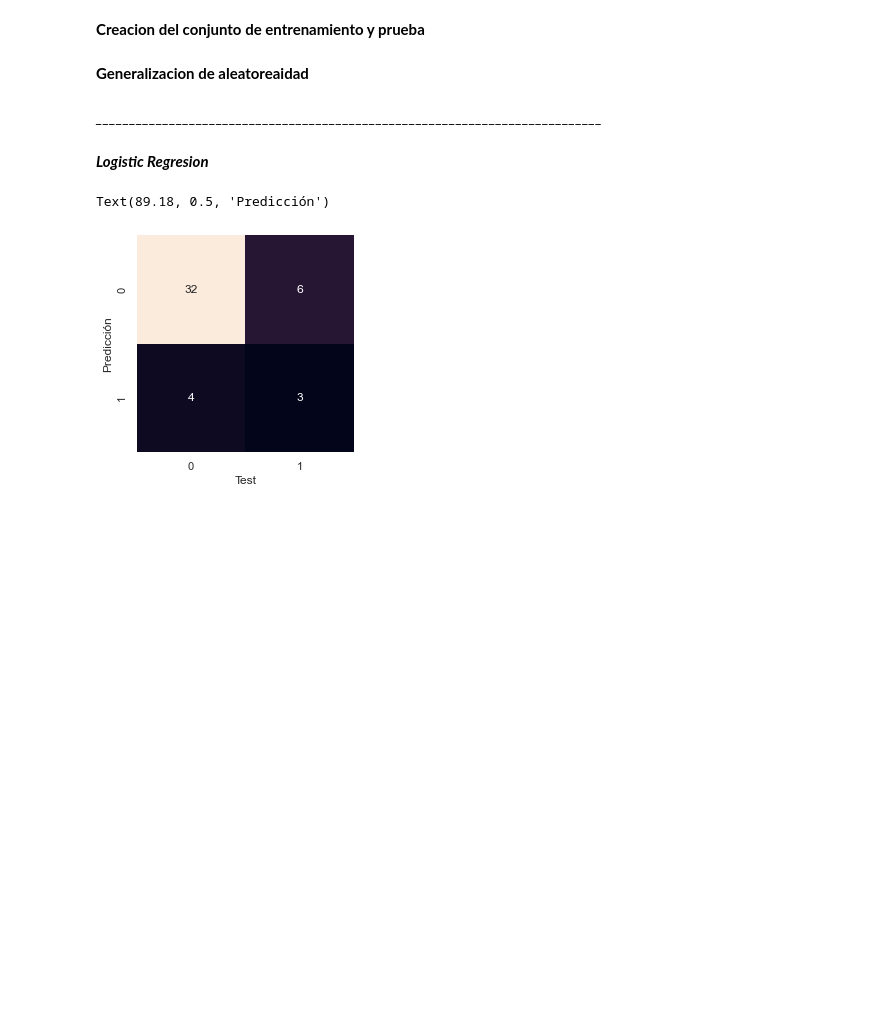
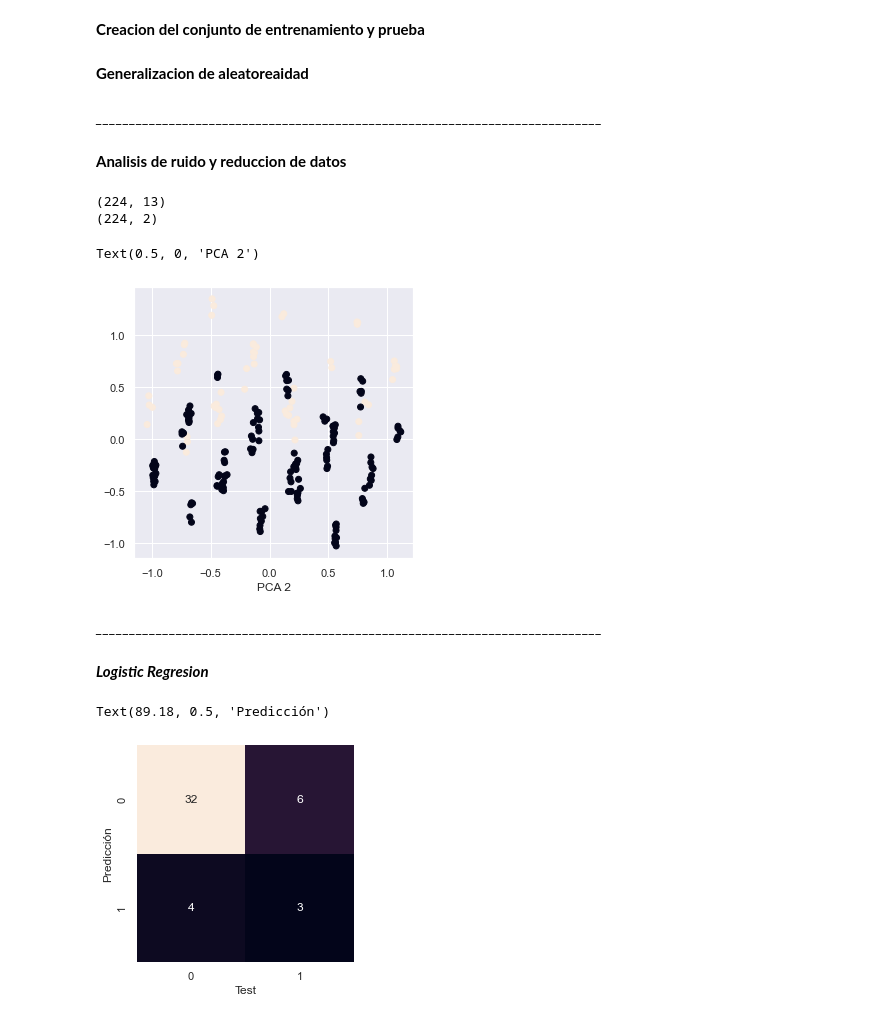
Before and after one commit to Fedenov/Aprendizaje_Automatico_Tarea3, a Jupyter notebook: Tarea3.ipynb, the cells around one changed output. Drawn from its saved outputs; the diff is of its cells as text; code cells hidden in the pictures; blank space fills up the shorter version.

```diff
--- a/Tarea3.ipynb
+++ b/Tarea3.ipynb
@@ -522,6 +523,33 @@ X_train, X_test, y_train, y_test = train_test_split(X, y, train_size = 0.8)
 randomness = 1
 # %% [markdown]
 *____________________________________________________________________________*
+# %% [markdown]
+**Analisis de ruido y reduccion de datos**
+# %%
+pca = PCA(n_components = 2)
+pca.fit(scaled_newDataSet)
+transformada = pca.transform(scaled_newDataSet)
+print(scaled_newDataSet.shape)
+print(transformada.shape)
+# %% [output]
+(224, 13)
+(224, 2)
+# %%
+# from sklearn import datasets
+# data,target = datasets.load_iris(return_X_y=True)
+
+# mglearn.discrete_scatter(transformada[:,0], transformada[:,1], scaled_newDataSet['DEATH_EVENT'])
+# plt.legend(list(scaled_newDataSet), loc = 'best')
+
+plt.figure(figsize = (5,5))
+plt.scatter(transformada[:,0], transformada[:,1], c=scaled_newDataSet['DEATH_EVENT'])
+plt.xlabel('PCA 1')
+plt.xlabel('PCA 2')
+# %% [output]
+Text(0.5, 0, 'PCA 2')
+[figure, added]
+# %% [markdown]
+*____________________________________________________________________________*
 # %% [markdown]
 ***Logistic Regresion***
 # %%
```
Also changed, not shown: parts of 10 cells of this notebook.
